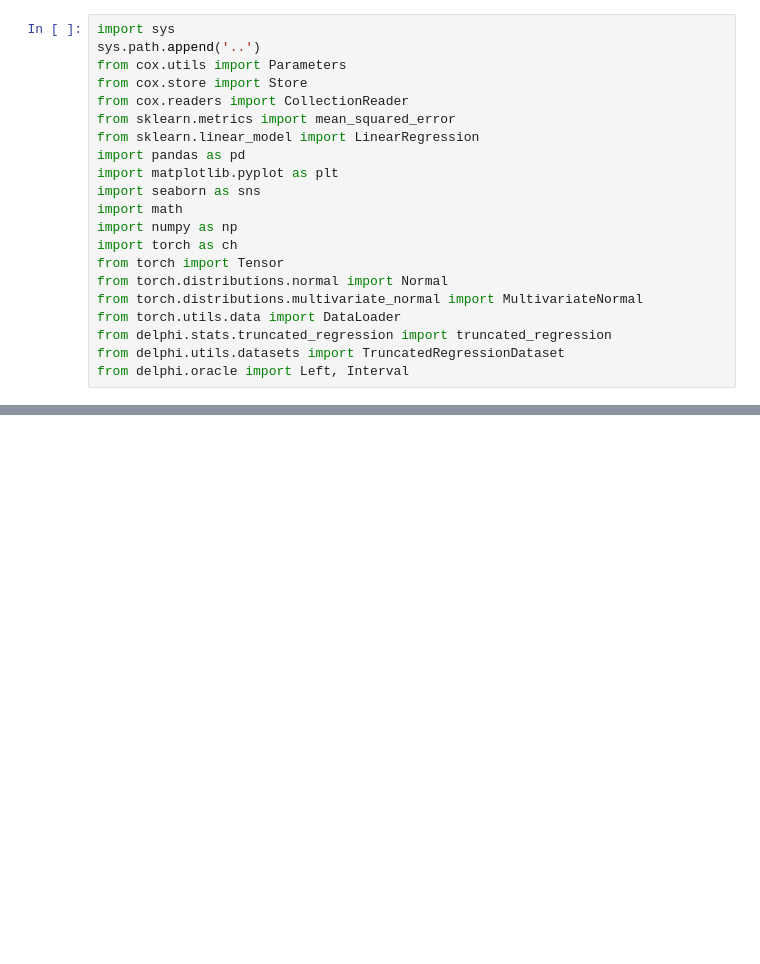
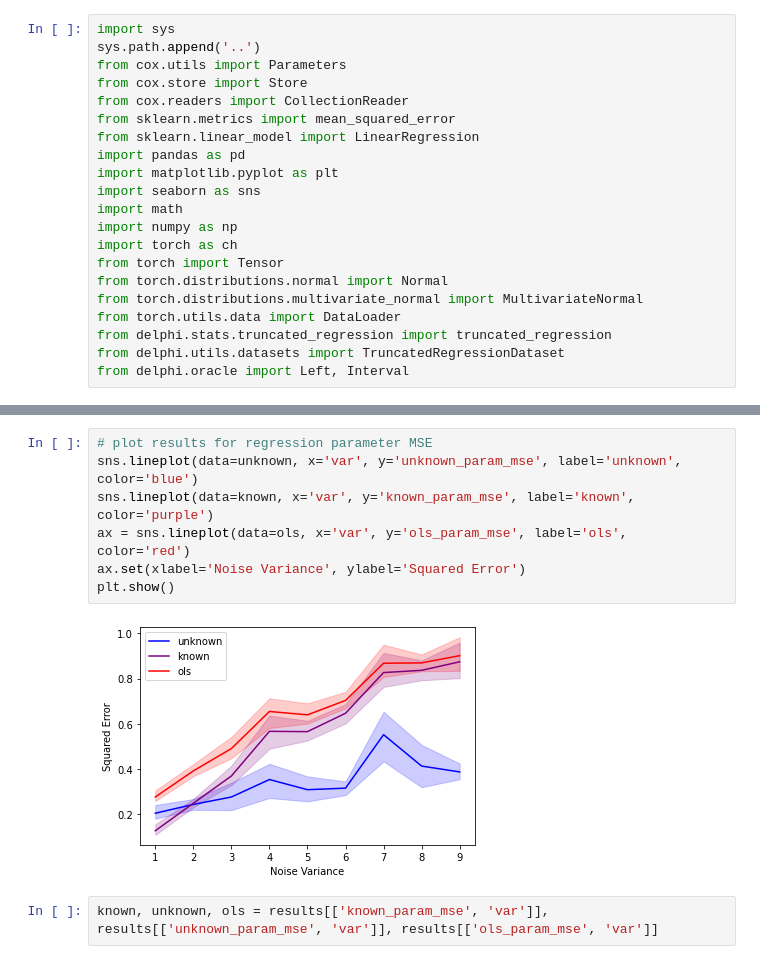
Before and after one commit to pstefanou12/delphi.ai, a Jupyter notebook: notebooks/Comparing Known and Unknown Noise Variance.ipynb, the cells around one changed output, grey strips where cells are left out. Saved outputs shown, nothing was run; the diff lists cells and outputs as text; blank space fills up the shorter version.

```diff
--- a/notebooks/Comparing Known and Unknown Noise Variance.ipynb
+++ b/notebooks/Comparing Known and Unknown Noise Variance.ipynb
@@ -216,0 +165,11 @@ mean_squared_error(real_params, ch.cat([w_, w0_.unsqueeze(0)]).detach())
+# %%
+# plot results for regression parameter MSE
+sns.lineplot(data=unknown, x='var', y='unknown_param_mse', label='unknown', color='blue')
+sns.lineplot(data=known, x='var', y='known_param_mse', label='known', color='purple')
+ax = sns.lineplot(data=ols, x='var', y='ols_param_mse', label='ols', color='red')
+ax.set(xlabel='Noise Variance', ylabel='Squared Error')
+plt.show()
+# %% [output]
+[figure, added]
+# %%
+known, unknown, ols = results[['known_param_mse', 'var']], results[['unknown_param_mse', 'var']], results[['ols_param_mse', 'var']]
```
Also changed, not shown: parts of 11 cells of this notebook, 1 other file.
